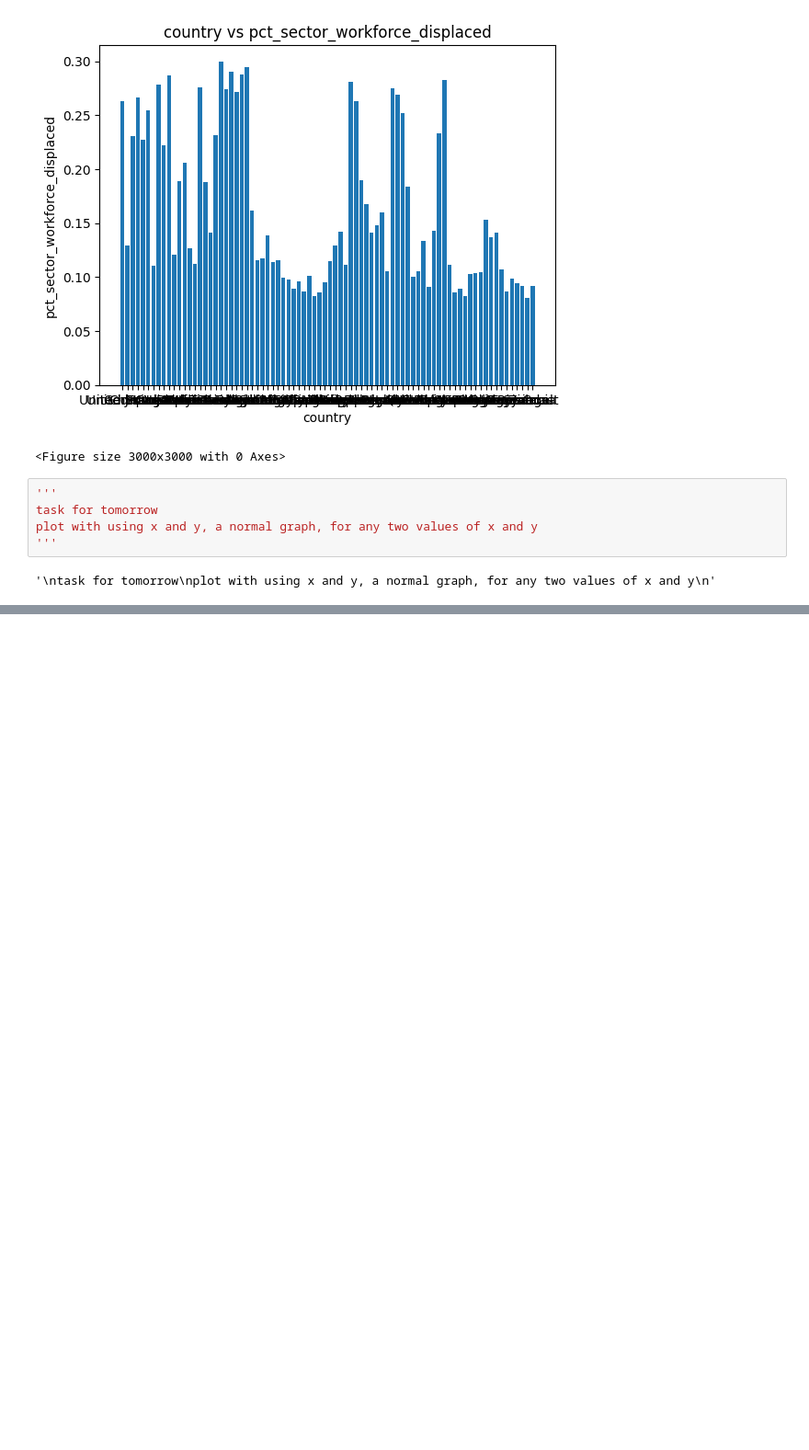
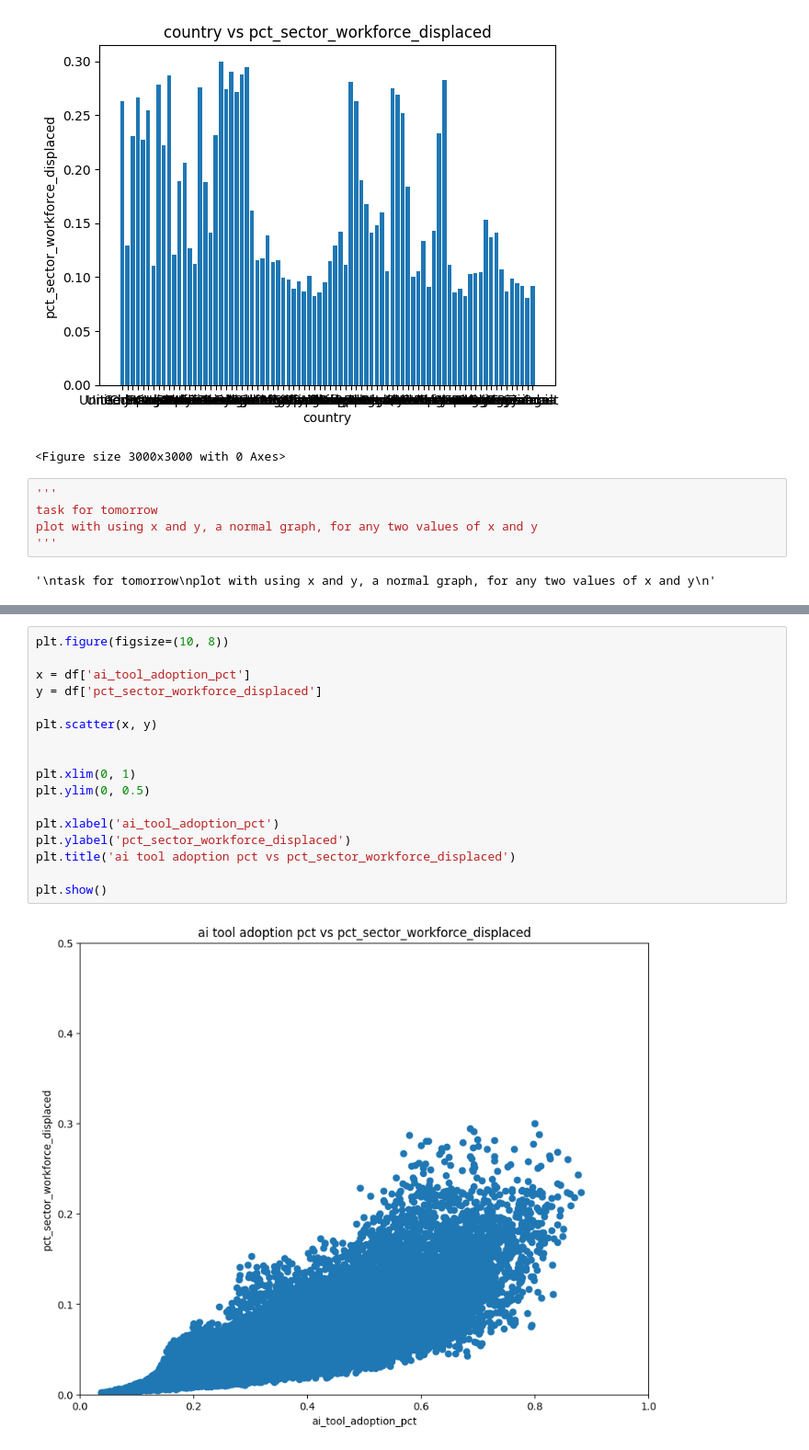
Before and after one commit to Yaduleo/data-science-internship, a Jupyter notebook: 15_5.ipynb, the cells around one changed output, grey strips where cells are left out. Shown at 92% size. Cells and saved outputs as stored; diff of their text form; blank space fills up the shorter version.

```diff
--- a/15_5.ipynb
+++ b/15_5.ipynb
@@ -484,0 +609,19 @@ plot with using x and y, a normal graph, for any two values of x and y
+# %%
+plt.figure(figsize=(10, 8))
+
+x = df['ai_tool_adoption_pct']
+y = df['pct_sector_workforce_displaced']
+
+plt.scatter(x, y)
+
+
+plt.xlim(0, 1)
+plt.ylim(0, 0.5)
+
+plt.xlabel('ai_tool_adoption_pct')
+plt.ylabel('pct_sector_workforce_displaced')
+plt.title('ai tool adoption pct vs pct_sector_workforce_displaced')
+
+plt.show()
+# %% [output]
+[figure, added]
```
Also changed, not shown: parts of 23 cells of this notebook.
